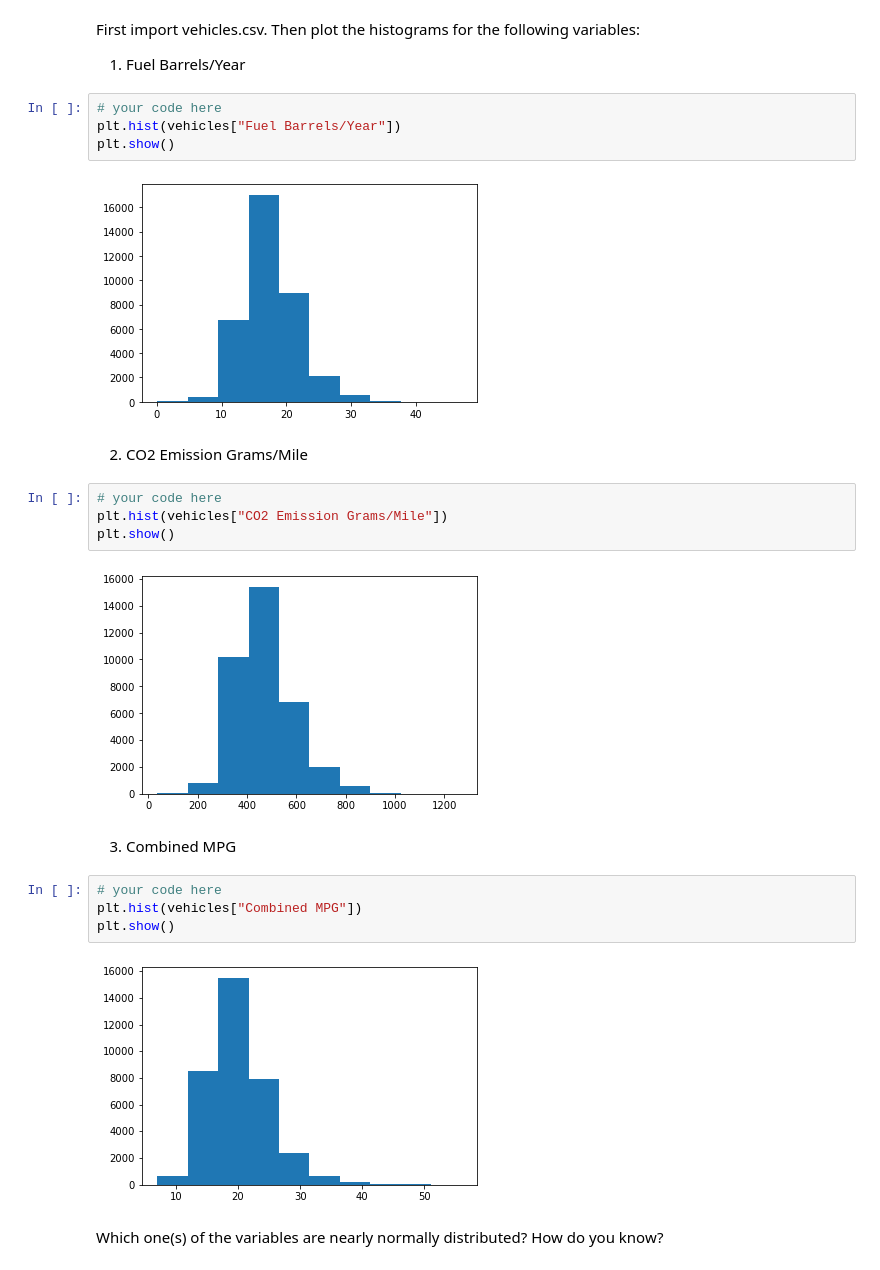
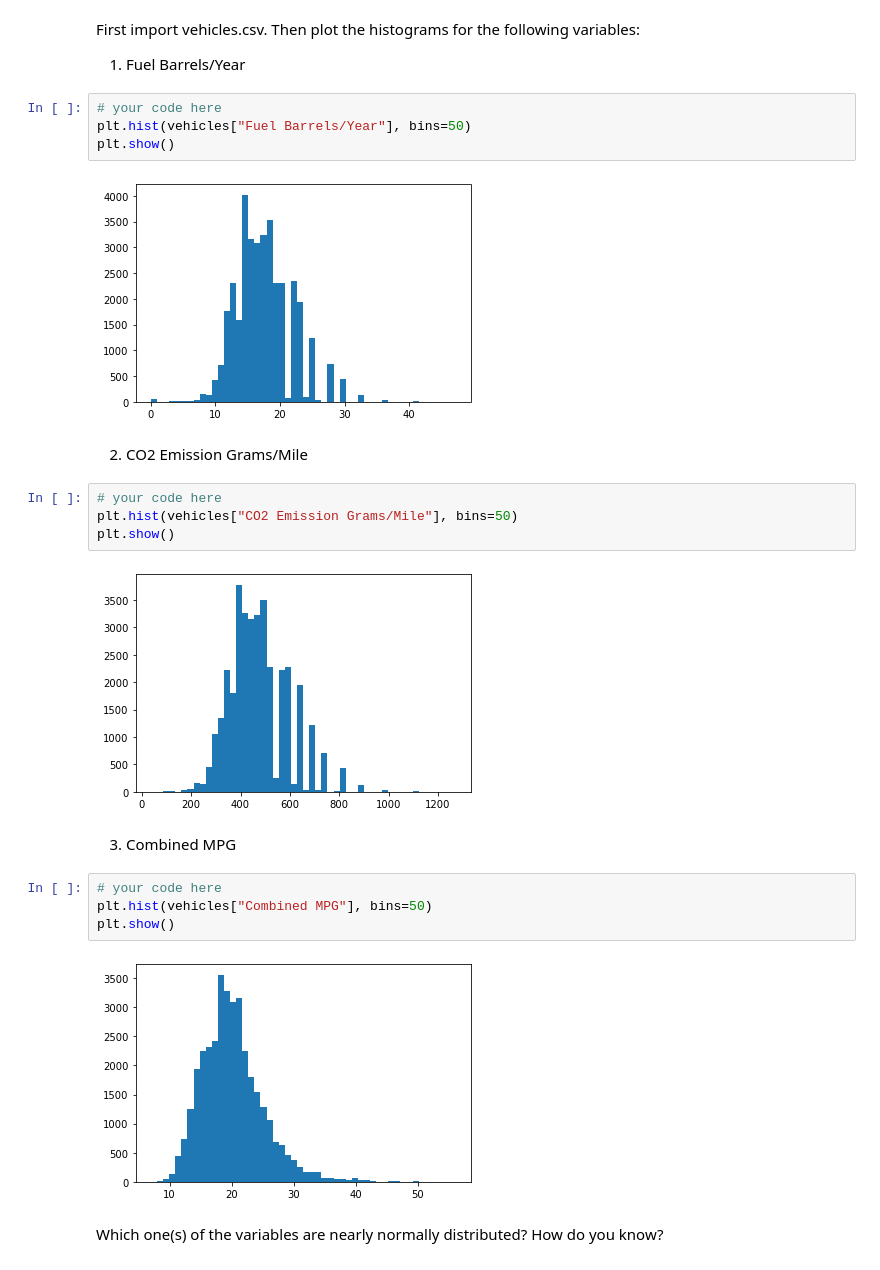
Before and after one commit to Shinan-tech/data-pt-ber-08-20, a Jupyter notebook: Labs/module-2_labs/01_statistics/07_lab-continuous-probability-distribution/your-code/main.ipynb, the cells around one changed output. Saved outputs shown, nothing was run; the diff lists cells and outputs as text.

```diff
--- a/Labs/module-2_labs/01_statistics/07_lab-continuous-probability-distribution/your-code/main.ipynb
+++ b/Labs/module-2_labs/01_statistics/07_lab-continuous-probability-distribution/your-code/main.ipynb
@@ -134,25 +134,25 @@ Then plot the histograms for the following variables:
 1. Fuel Barrels/Year
 # %%
 # your code here
-plt.hist(vehicles["Fuel Barrels/Year"])
+plt.hist(vehicles["Fuel Barrels/Year"], bins=50)
 plt.show()
 # %% [output]
-[figure, old version]
+[figure, new version]
 # %% [markdown]
 2. CO2 Emission Grams/Mile
 # %%
 # your code here
-plt.hist(vehicles["CO2 Emission Grams/Mile"])
+plt.hist(vehicles["CO2 Emission Grams/Mile"], bins=50)
 plt.show()
 # %% [output]
-[figure, old version]
+[figure, new version]
 # %% [markdown]
 3. Combined MPG
 # %%
 # your code here
-plt.hist(vehicles["Combined MPG"])
+plt.hist(vehicles["Combined MPG"], bins=50)
 plt.show()
 # %% [output]
-[figure, old version]
+[figure, new version]
 # %% [markdown]
 Which one(s) of the variables are nearly normally distributed? How do you know?
```
Also changed, not shown: parts of 7 cells of this notebook, 4 other files.
